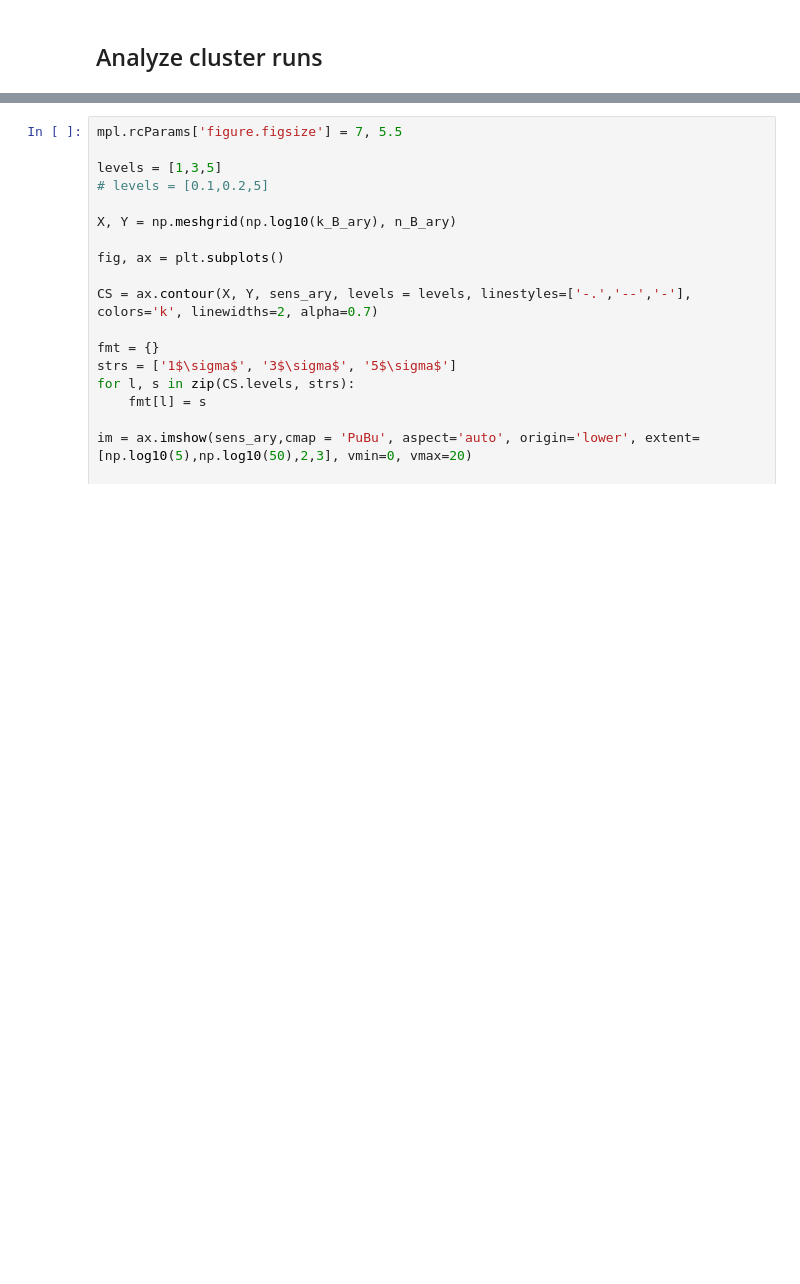
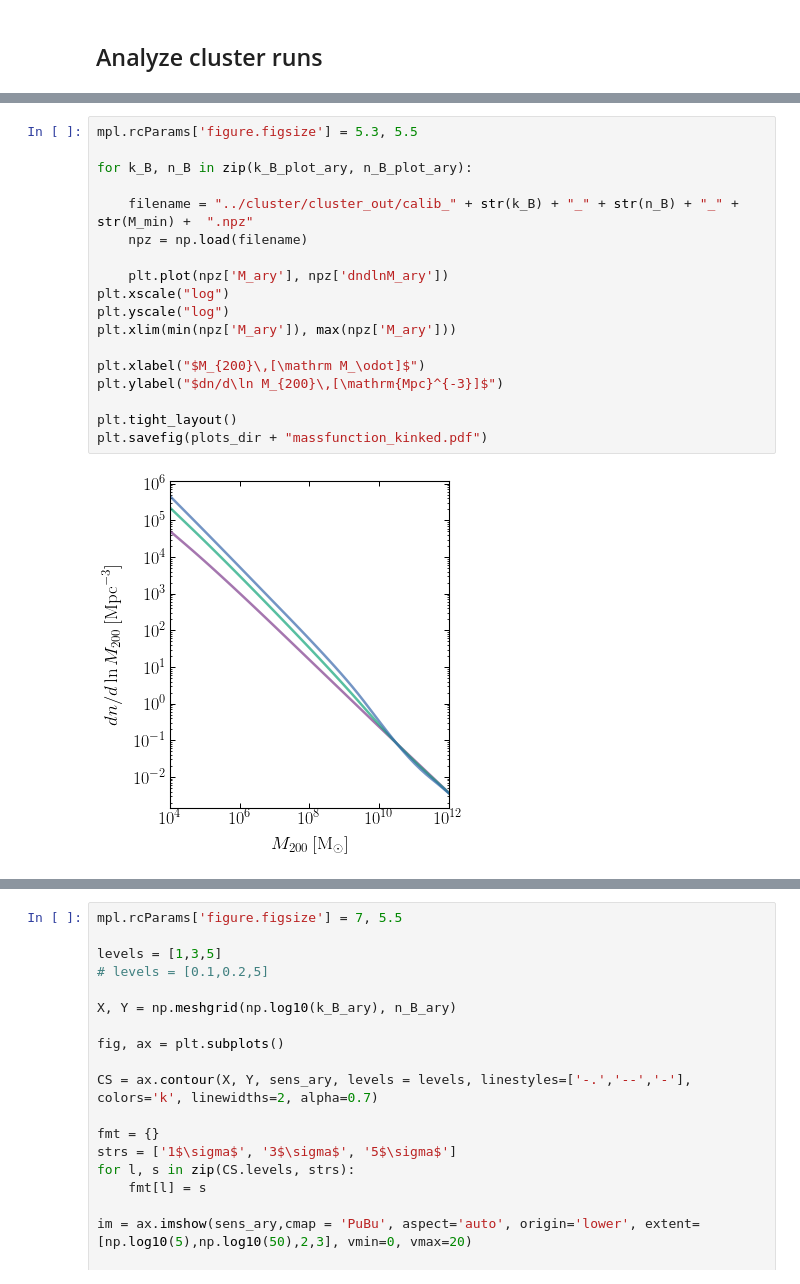
Before and after one commit to smsharma/astrometry-lensing-correlations, a Jupyter notebook: theory/notebooks/08_kink_pipeline.ipynb, the cells around one changed output, grey strips where cells are left out. Drawn from its saved outputs; the diff is of its cells as text; blank space fills up the shorter version.

```diff
--- a/theory/notebooks/08_kink_pipeline.ipynb
+++ b/theory/notebooks/08_kink_pipeline.ipynb
@@ -197,0 +259,20 @@ plt.yscale("log")
+# %%
+mpl.rcParams['figure.figsize'] = 5.3, 5.5
+
+for k_B, n_B in zip(k_B_plot_ary, n_B_plot_ary):
+
+    filename = "../cluster/cluster_out/calib_" + str(k_B) + "_" + str(n_B) + "_" + str(M_min) +  ".npz"
+    npz = np.load(filename)
+
+    plt.plot(npz['M_ary'], npz['dndlnM_ary'])
+plt.xscale("log")
+plt.yscale("log")
+plt.xlim(min(npz['M_ary']), max(npz['M_ary']))
+
+plt.xlabel("$M_{200}\,[\mathrm M_\odot]$")
+plt.ylabel("$dn/d\ln M_{200}\,[\mathrm{Mpc}^{-3}]$")
+
+plt.tight_layout()
+plt.savefig(plots_dir + "massfunction_kinked.pdf")
+# %% [output]
+[figure, added]
```
Also changed, not shown: parts of 16 cells of this notebook.
